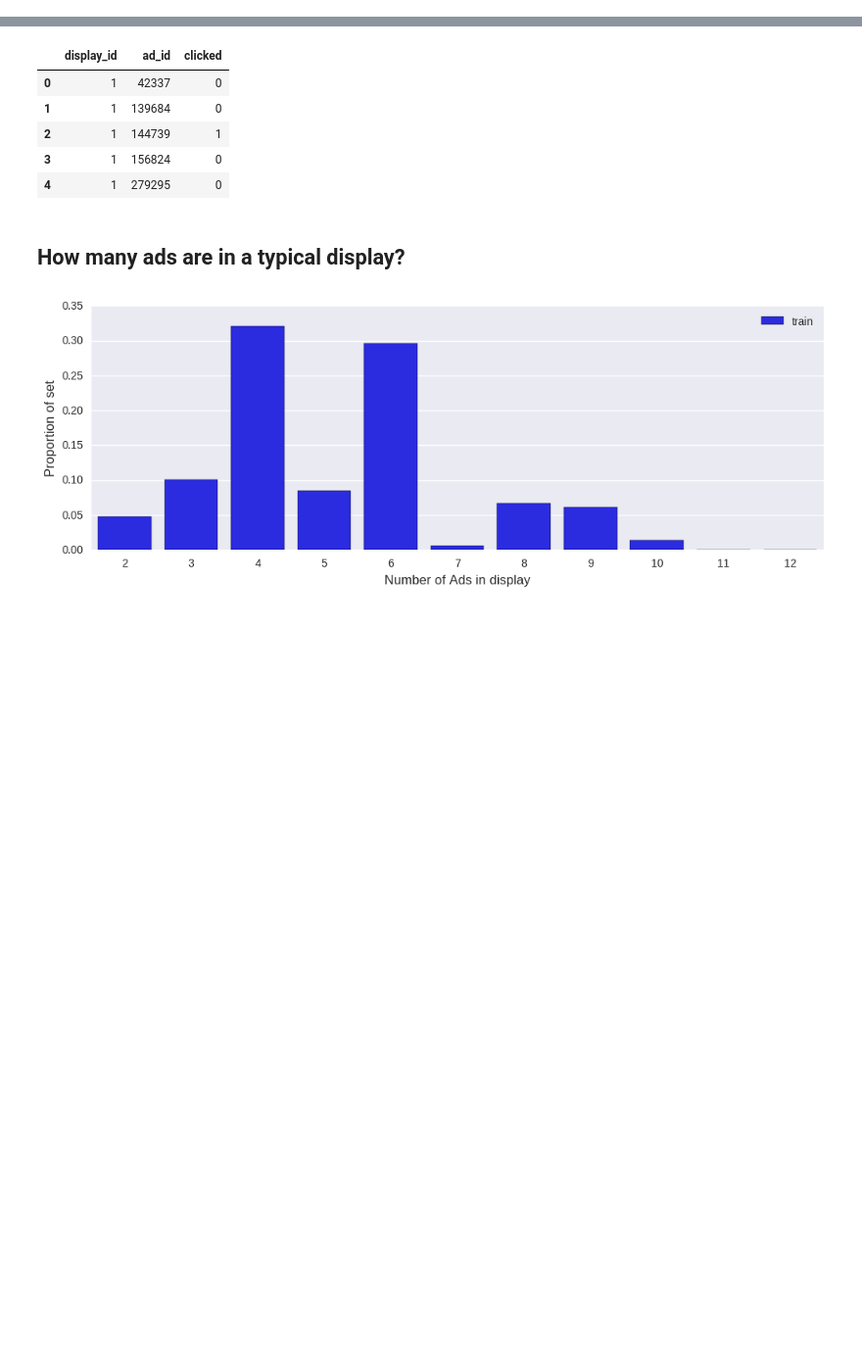
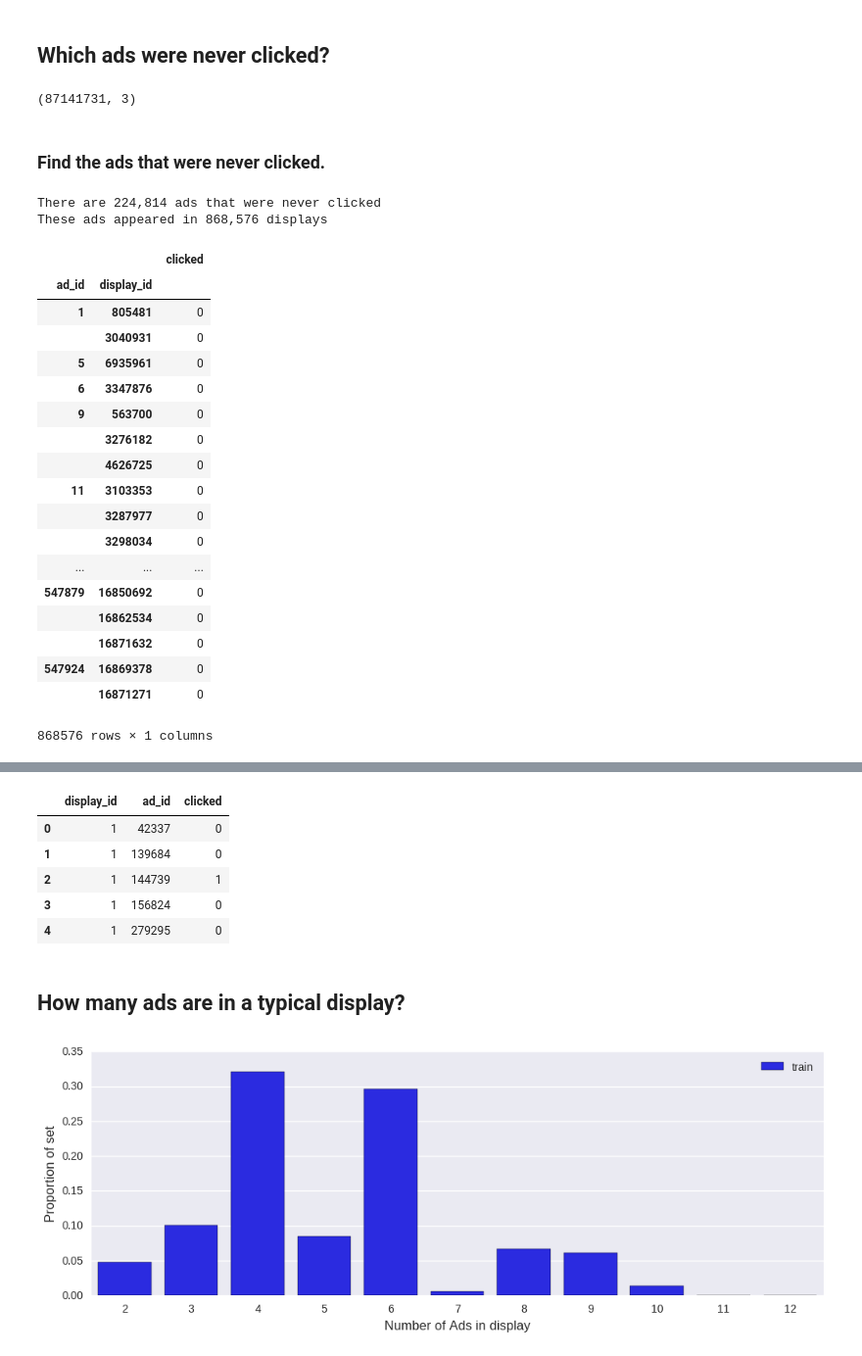
Before and after one commit to jason9263/kaggle_outbrain, a Jupyter notebook: EDA.ipynb, the cells around one changed output, grey strips where cells are left out. Shown at 98% size. Cells and saved outputs as stored; diff of their text form; code cells hidden in the pictures; blank space fills up the shorter version.

```diff
--- a/EDA.ipynb
+++ b/EDA.ipynb
@@ -7,5 +7,44 @@ import seaborn as sns
 %matplotlib inline
 
 p = sns.color_palette()
+# %% [markdown]
+## Which ads were never clicked?
 # %%
 dfTrain = pd.read_csv('data/clicks_train.csv')
+# %%
+dfTrain.shape
+# %% [output]
+(87141731, 3)
+# %% [markdown]
+### Find the ads that were never clicked.
+# %%
+adNotClicked = (dfTrain.groupby('ad_id')['clicked'].sum() == 0)
+adNotClicked = adNotClicked[adNotClicked].index
+
+notClicked = dfTrain[dfTrain['ad_id'].isin(adNotClicked)]
+# %%
+print('There are {:,d} ads that were never clicked'.format(len(adNotClicked)))
+print('These ads appeared in {:,d} displays'.format(len(notClicked)))
+notClicked.groupby(['ad_id', 'display_id']).max()
+# %% [output]
+There are 224,814 ads that were never clicked
+These ads appeared in 868,576 displays
+|  |  | clicked |
+| ad_id | display_id |  |
+| 1 | 805481 | 0 |
+|  | 3040931 | 0 |
+| 5 | 6935961 | 0 |
+| 6 | 3347876 | 0 |
+| 9 | 563700 | 0 |
+|  | 3276182 | 0 |
+|  | 4626725 | 0 |
+| 11 | 3103353 | 0 |
+|  | 3287977 | 0 |
+|  | 3298034 | 0 |
+| ... | ... | ... |
+| 547879 | 16850692 | 0 |
+|  | 16862534 | 0 |
+|  | 16871632 | 0 |
+| 547924 | 16869378 | 0 |
+|  | 16871271 | 0 |
+868576 rows × 1 columns
```
Also changed, not shown: parts of 13 cells of this notebook.
